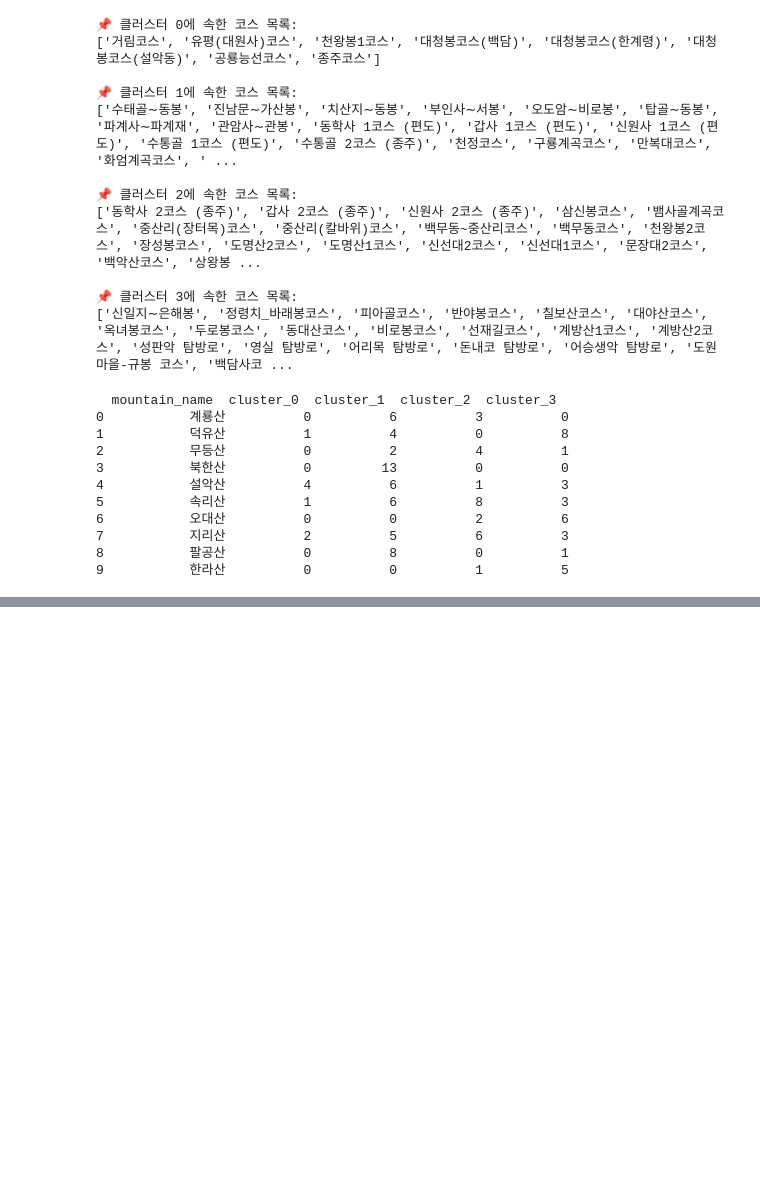
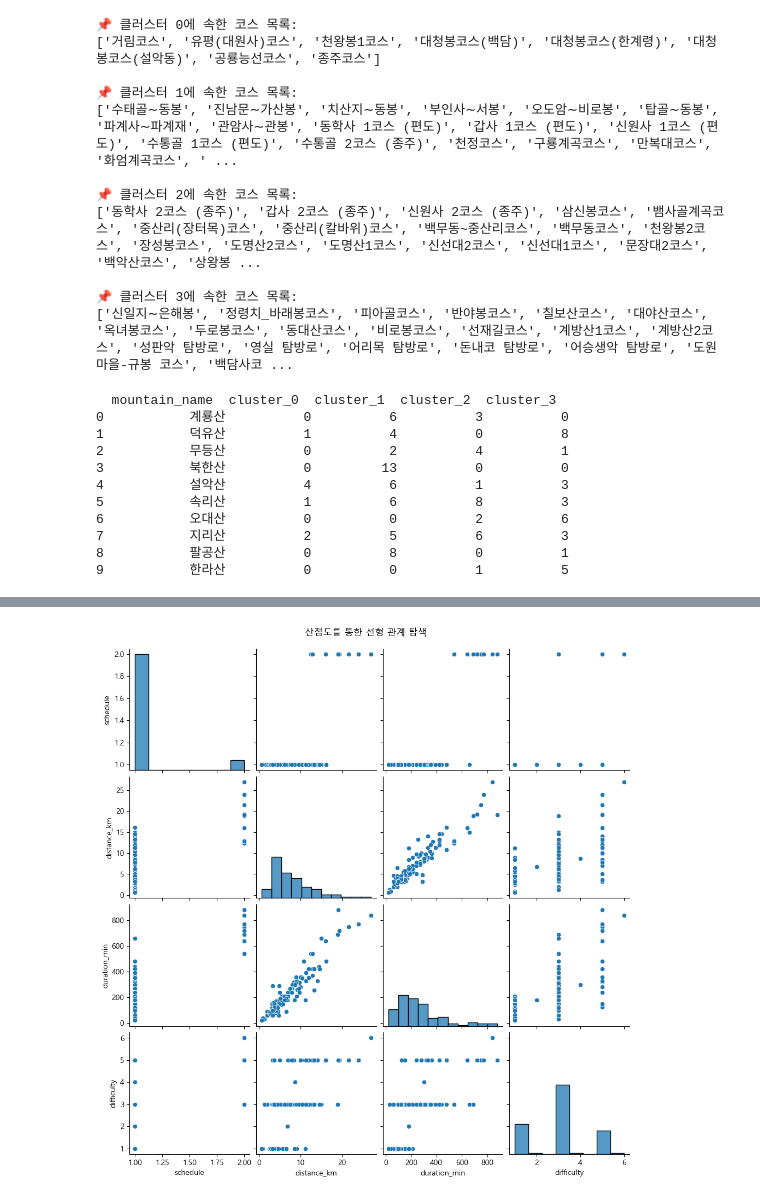
Before and after one commit to saeraniren/japchodan_contest, a Jupyter notebook: yoochang_clustering.ipynb, the cells around one changed output, grey strips where cells are left out. Cells and saved outputs as stored; diff of their text form; code cells hidden in the pictures; blank space fills up the shorter version.

```diff
--- a/yoochang_clustering.ipynb
+++ b/yoochang_clustering.ipynb
@@ -1343,0 +1364,6 @@ print(cluster_distribution)
+# %%
+sns.pairplot(merge[cols])
+plt.suptitle("산점도를 통한 선형 관계 탐색", y=1.02)
+plt.show()
+# %% [output]
+[figure, added]
```
Also changed, not shown: parts of 14 cells of this notebook.
